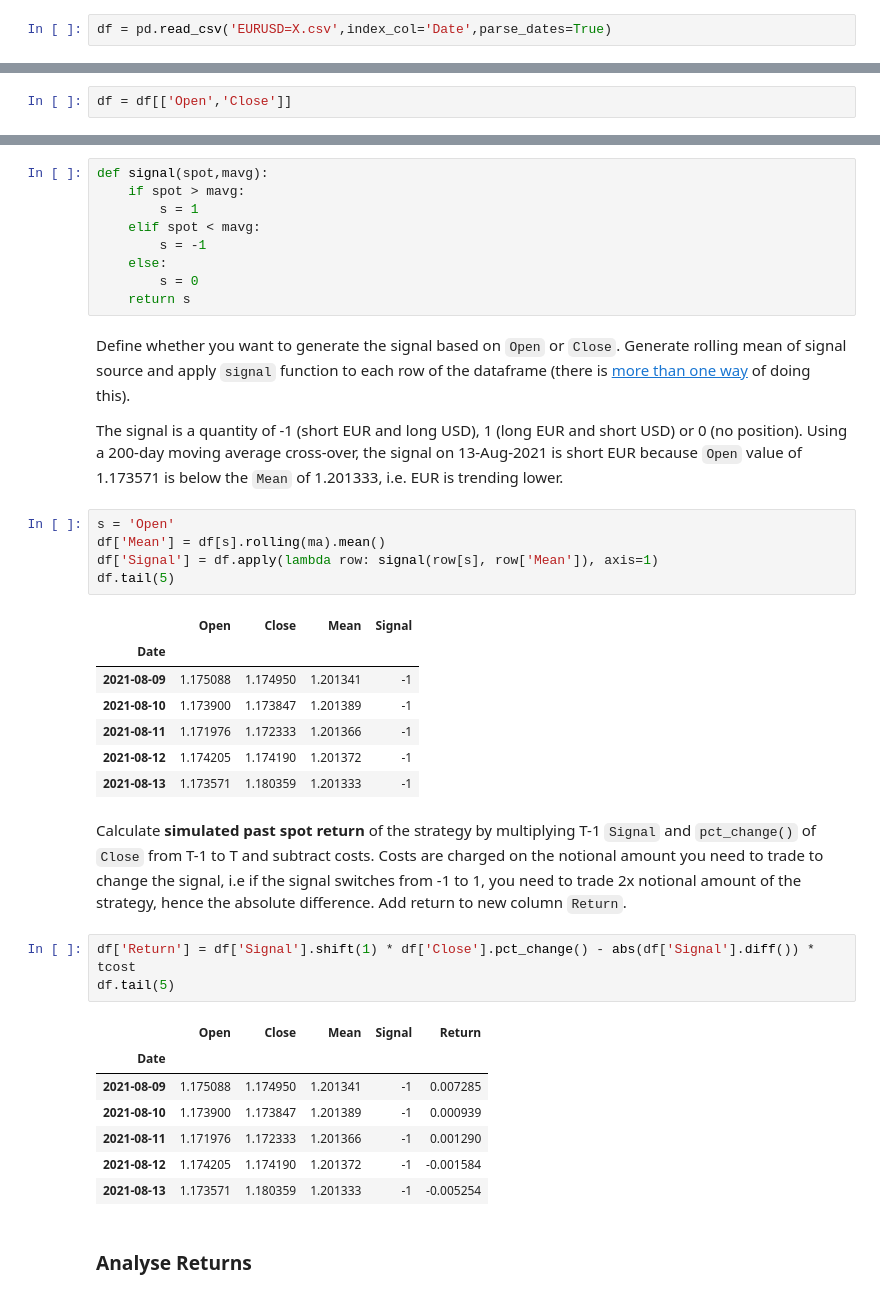
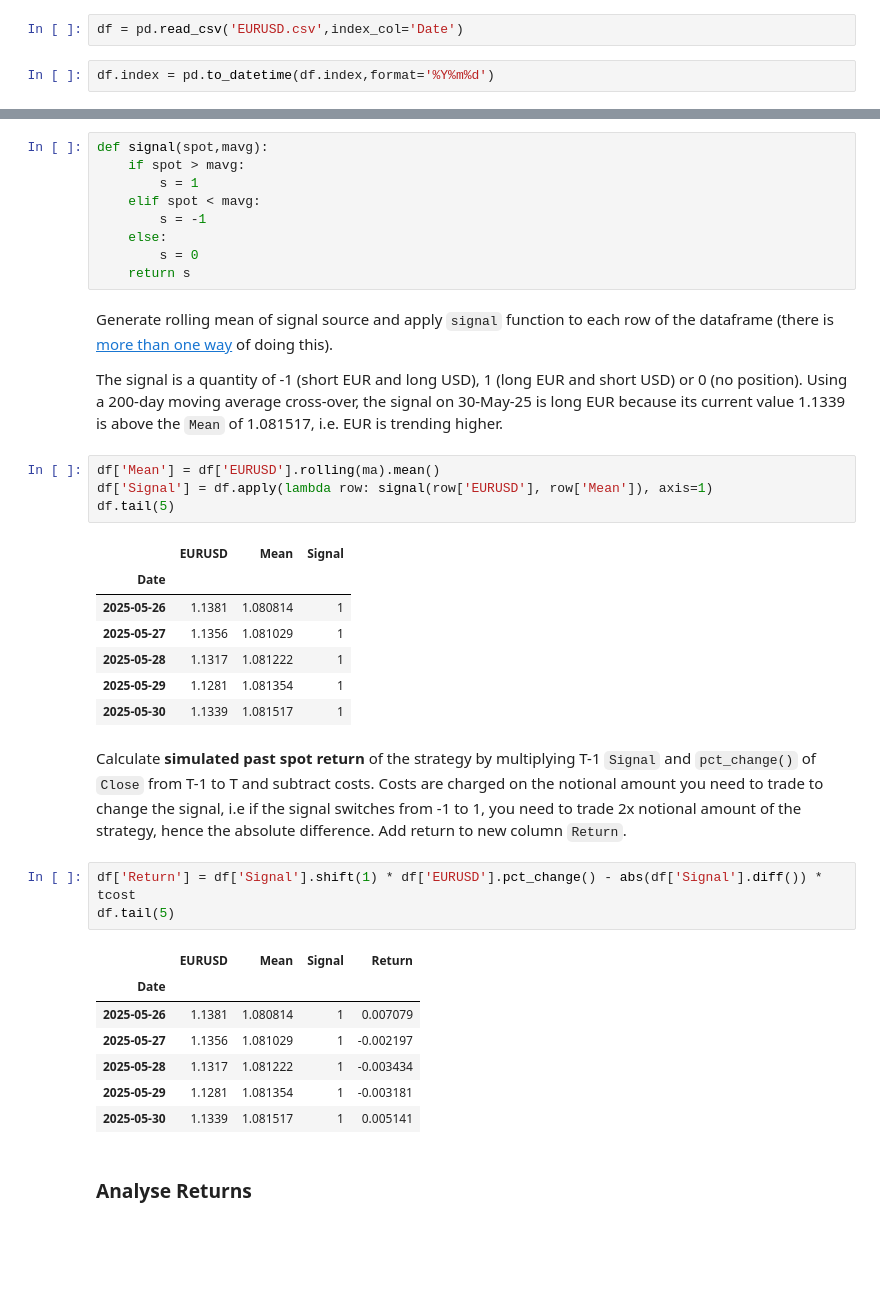
Before and after one commit to kristjan3/Introduction-to-Python, a Jupyter notebook: EURUSD Trend Strategy Simulation.ipynb, the cells around one changed output, grey strips where cells are left out. Saved outputs shown, nothing was run; the diff lists cells and outputs as text; blank space fills up the shorter version.

```diff
--- a/EURUSD Trend Strategy Simulation.ipynb
+++ b/EURUSD Trend Strategy Simulation.ipynb
@@ -20,7 +24,9 @@ I already know it contains a column `Date` which I want to use as index and I wa
 
 Alternatively, if the volume of data is large (not the case here) and I didn't want to re-import, indexing and date parsing can also be achieved with separate lines of code after the import.
 # %%
-df = pd.read_csv('EURUSD=X.csv',index_col='Date',parse_dates=True)
+df = pd.read_csv('EURUSD.csv',index_col='Date')
+# %%
+df.index = pd.to_datetime(df.index,format='%Y%m%d')
 # %% [markdown]
 ## Validate Exchange Rate Data
 # %% [markdown]
@@ -37,5 +41,3 @@ We want to keep columns __`Open`__ and __`Close`__ for this analysis.
-# %%
-df = df[['Open','Close']]
 # %% [markdown]
 Check if there are missing values.
 # %%
@@ -97,35 +98,34 @@ def signal(spot,mavg):
         s = 0
     return s
 # %% [markdown]
-Define whether you want to generate the signal based on `Open` or `Close`. Generate rolling mean of signal source and apply `signal` function to each row of the dataframe (there is <a href="https://towardsdatascience.com/apply-function-to-pandas-dataframe-rows-76df74165ee4">more than one way</a> of doing this).
+Generate rolling mean of signal source and apply `signal` function to each row of the dataframe (there is <a href="https://towardsdatascience.com/apply-function-to-pandas-dataframe-rows-76df74165ee4">more than one way</a> of doing this).
 
-The signal is a quantity of -1 (short EUR and long USD), 1 (long EUR and short USD) or 0 (no position). Using a 200-day moving average cross-over, the signal on 13-Aug-2021 is short EUR because `Open` value of 1.173571 is below the `Mean` of 1.201333, i.e. EUR is trending lower.
+The signal is a quantity of -1 (short EUR and long USD), 1 (long EUR and short USD) or 0 (no position). Using a 200-day moving average cross-over, the signal on 30-May-25 is long EUR because its current value 1.1339 is above the `Mean` of 1.081517, i.e. EUR is trending higher.
 # %%
-s = 'Open'
-df['Mean'] = df[s].rolling(ma).mean()
-df['Signal'] = df.apply(lambda row: signal(row[s], row['Mean']), axis=1)
+df['Mean'] = df['EURUSD'].rolling(ma).mean()
+df['Signal'] = df.apply(lambda row: signal(row['EURUSD'], row['Mean']), axis=1)
 df.tail(5)
 # %% [output]
-|  | Open | Close | Mean | Signal |
-| Date |  |  |  |  |
-| 2021-08-09 | 1.175088 | 1.174950 | 1.201341 | -1 |
-| 2021-08-10 | 1.173900 | 1.173847 | 1.201389 | -1 |
-| 2021-08-11 | 1.171976 | 1.172333 | 1.201366 | -1 |
-| 2021-08-12 | 1.174205 | 1.174190 | 1.201372 | -1 |
-| 2021-08-13 | 1.173571 | 1.180359 | 1.201333 | -1 |
+|  | EURUSD | Mean | Signal |
+| Date |  |  |  |
+| 2025-05-26 | 1.1381 | 1.080814 | 1 |
+| 2025-05-27 | 1.1356 | 1.081029 | 1 |
+| 2025-05-28 | 1.1317 | 1.081222 | 1 |
+| 2025-05-29 | 1.1281 | 1.081354 | 1 |
+| 2025-05-30 | 1.1339 | 1.081517 | 1 |
 # %% [markdown]
 Calculate __simulated past spot return__ of the strategy by multiplying T-1 `Signal` and `pct_change()` of `Close` from T-1 to T and subtract costs. Costs are charged on the notional amount you need to trade to change the signal, i.e if the signal switches from -1 to 1, you need to trade 2x notional amount of the strategy, hence the absolute difference. Add return to new column `Return`.
 # %%
-df['Return'] = df['Signal'].shift(1) * df['Close'].pct_change() - abs(df['Signal'].diff()) * tcost
+df['Return'] = df['Signal'].shift(1) * df['EURUSD'].pct_change() - abs(df['Signal'].diff()) * tcost
 df.tail(5)
 # %% [output]
-|  | Open | Close | Mean | Signal | Return |
-| Date |  |  |  |  |  |
-| 2021-08-09 | 1.175088 | 1.174950 | 1.201341 | -1 | 0.007285 |
-| 2021-08-10 | 1.173900 | 1.173847 | 1.201389 | -1 | 0.000939 |
-| 2021-08-11 | 1.171976 | 1.172333 | 1.201366 | -1 | 0.001290 |
-| 2021-08-12 | 1.174205 | 1.174190 | 1.201372 | -1 | -0.001584 |
-| 2021-08-13 | 1.173571 | 1.180359 | 1.201333 | -1 | -0.005254 |
+|  | EURUSD | Mean | Signal | Return |
+| Date |  |  |  |  |
+| 2025-05-26 | 1.1381 | 1.080814 | 1 | 0.007079 |
+| 2025-05-27 | 1.1356 | 1.081029 | 1 | -0.002197 |
+| 2025-05-28 | 1.1317 | 1.081222 | 1 | -0.003434 |
+| 2025-05-29 | 1.1281 | 1.081354 | 1 | -0.003181 |
+| 2025-05-30 | 1.1339 | 1.081517 | 1 | 0.005141 |
 # %% [markdown]
 ### Analyse Returns
 # %% [markdown]
```
Also changed, not shown: parts of 11 cells of this notebook, 2 other files.
